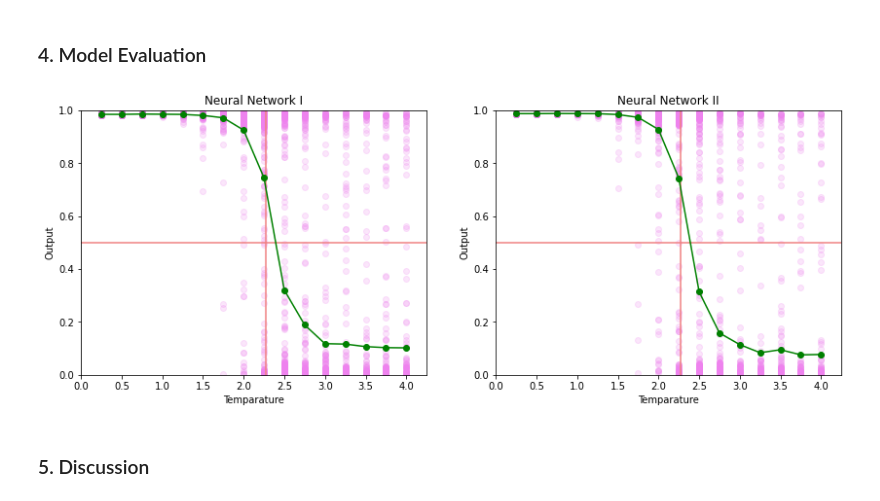
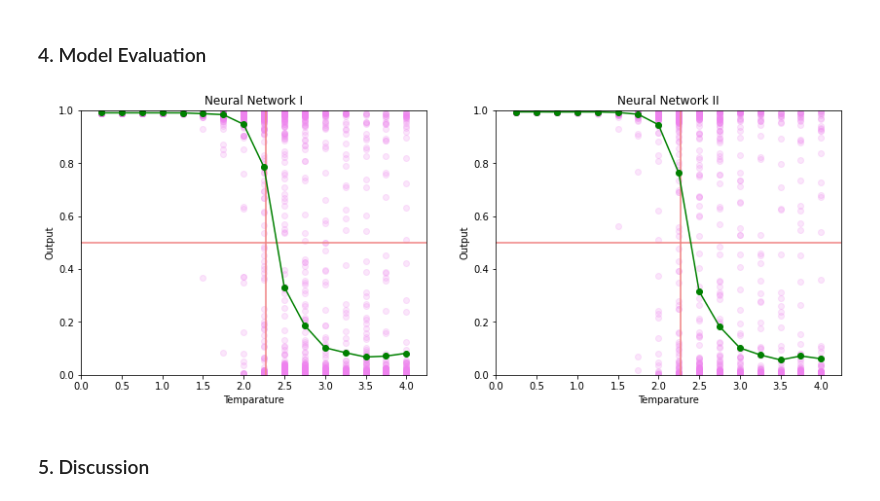
Before and after one commit to Marina17700/PHYS3151, a Jupyter notebook: HW5/hw5.ipynb, the cells around one changed output. Drawn from its saved outputs; the diff is of its cells as text; code cells hidden in the pictures.

```diff
--- a/HW5/hw5.ipynb
+++ b/HW5/hw5.ipynb
@@ -11,8 +9,8 @@ import time
 from csv import reader
 # %%
 epochs = 1000
-mini_batch_size = 10
-eta = 1
+mini_batch_size = 20
+eta = 2
 # %%
 class Network(object):
     # the list ''sizes'' contains the number of neurons in the respective layers of the network.
@@ -151,8 +145,9 @@ net2 = Network([100,2,2,1])
 # %%
 costs = []
 accuracies = []
-for net in [net1, net2]:
-    cost, train, test = training(net)
+for i, net in enumerate([net1, net2]):
+    cost, train, test, executionTime = training(net)
     costs.append(cost)
     accuracies.append([train, test])
+    print('Training time for network_{}: {:.3f}s'.format(i+1, executionTime))
 # %% [output]
@@ -190,29 +183,29 @@ for ax, accuracy, title in zip(axs, accuracies, titles):
 # %%
 df = pd.concat([df1, df2], axis=1)
 df = df.sort_values(by='T')
 
 X = df.iloc[:, :-1].to_numpy().T
 Y = df.iloc[:, -1:].to_numpy().T
 
-net1.feedforward(X)
-net2.feedforward(X)
+net1.forwardprop(X)
+net2.forwardprop(X)
 
 fig, axs = plt.subplots(1, 2, figsize=(14, 5))
 axs = axs.flat
 for ax, output, title in zip(axs, [net1.activations[-1], net2.activations[-1]], titles):
     a = pd.DataFrame(np.vstack((Y, output)).T, columns=['T', 'output'])
     a = a.groupby(['T'])['output'].mean().to_numpy()
     ax.vlines(2.269, 0, 1, colors='lightcoral')
     ax.hlines(0.5, 0, 4.25, colors='lightcoral')
     ax.scatter(Y, output, alpha=0.2, c='violet')
     ax.plot([i for i in np.arange(0.25, 4.25, 0.25)], a, c='g', marker='o')
     ax.set_xlabel('Temparature')
     ax.set_ylabel('Output')
     ax.set_xlim(0, 4.25)
     ax.set_ylim(0, 1)
     ax.set_title(title)
 # %% [output]
-[figure, old version]
+[figure, new version]
 # %% [markdown]
 ### 5. Discussion
 # %% [markdown]
```
Also changed, not shown: parts of 4 cells of this notebook, 3 other files.
